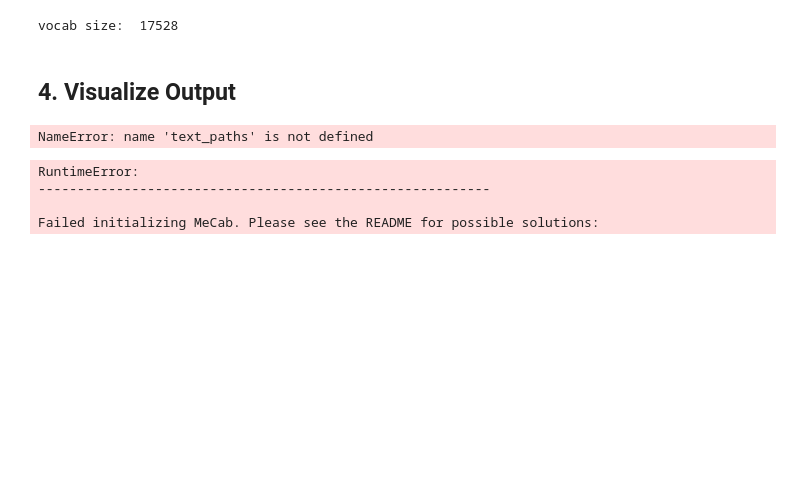
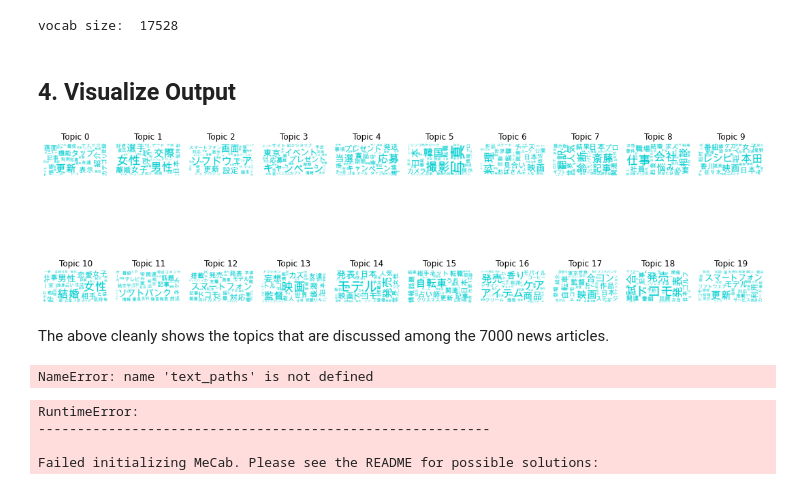
Before and after one commit to eisaku0928/JP-TopicModeling, a Jupyter notebook: JpTopicModeling.ipynb, the cells around one changed output. Saved outputs shown, nothing was run; the diff lists cells and outputs as text; code cells hidden in the pictures; blank space fills up the shorter version.

```diff
--- a/JpTopicModeling.ipynb
+++ b/JpTopicModeling.ipynb
@@ -259,6 +259,47 @@ print("vocab size: ", len(dictionary))
 vocab size:  17528
 # %% [markdown]
 ## 4. Visualize Output
+# %%
+import numpy as np
+import math
+from wordcloud import WordCloud
+from PIL import Image
+import matplotlib
+import matplotlib.pylab as plt
+
+np.random.seed(0)
+FONT = "/Library/Fonts/Arial Unicode.ttf"
+# %%
+def color_func(word, font_size, position, orientation, random_state, font_path):
+    return 'darkturquoise'
+
+# Visualize
+ncols = math.ceil(num_topics/2)
+nrows = math.ceil(lda_model.num_topics/ncols)
+fig, axs = plt.subplots(ncols=ncols, nrows=nrows, figsize=(15,7))
+axs = axs.flatten()
+
+
+
+for i, t in enumerate(range(lda_model.num_topics)):
+
+    x = dict(lda_model.show_topic(t, 30))
+    im = WordCloud(
+        font_path=FONT,
+        background_color='white',
+        color_func=color_func,
+        random_state=0
+    ).generate_from_frequencies(x)
+    axs[i].imshow(im)
+    axs[i].axis('off')
+    axs[i].set_title('Topic '+str(t))
+
+plt.tight_layout()
+plt.savefig("./visualize_50cities.png")
+# %% [output]
+[figure, added]
+# %% [markdown]
+The above cleanly shows the topics that are discussed among the 7000 news articles.
 # %%
 # text = open(text_paths[0], 'r').read()
 text =
```
Also changed, not shown: 1 other file.
